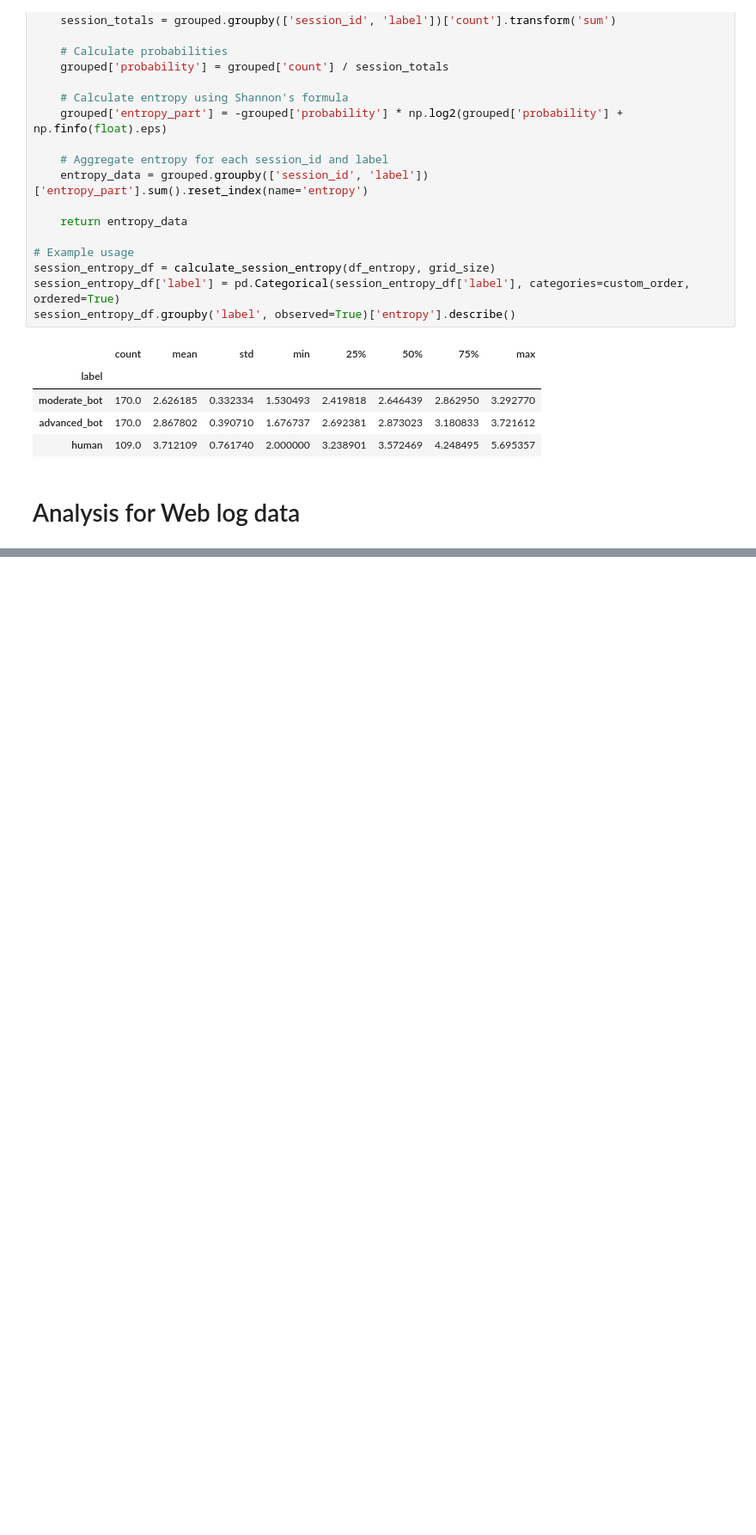
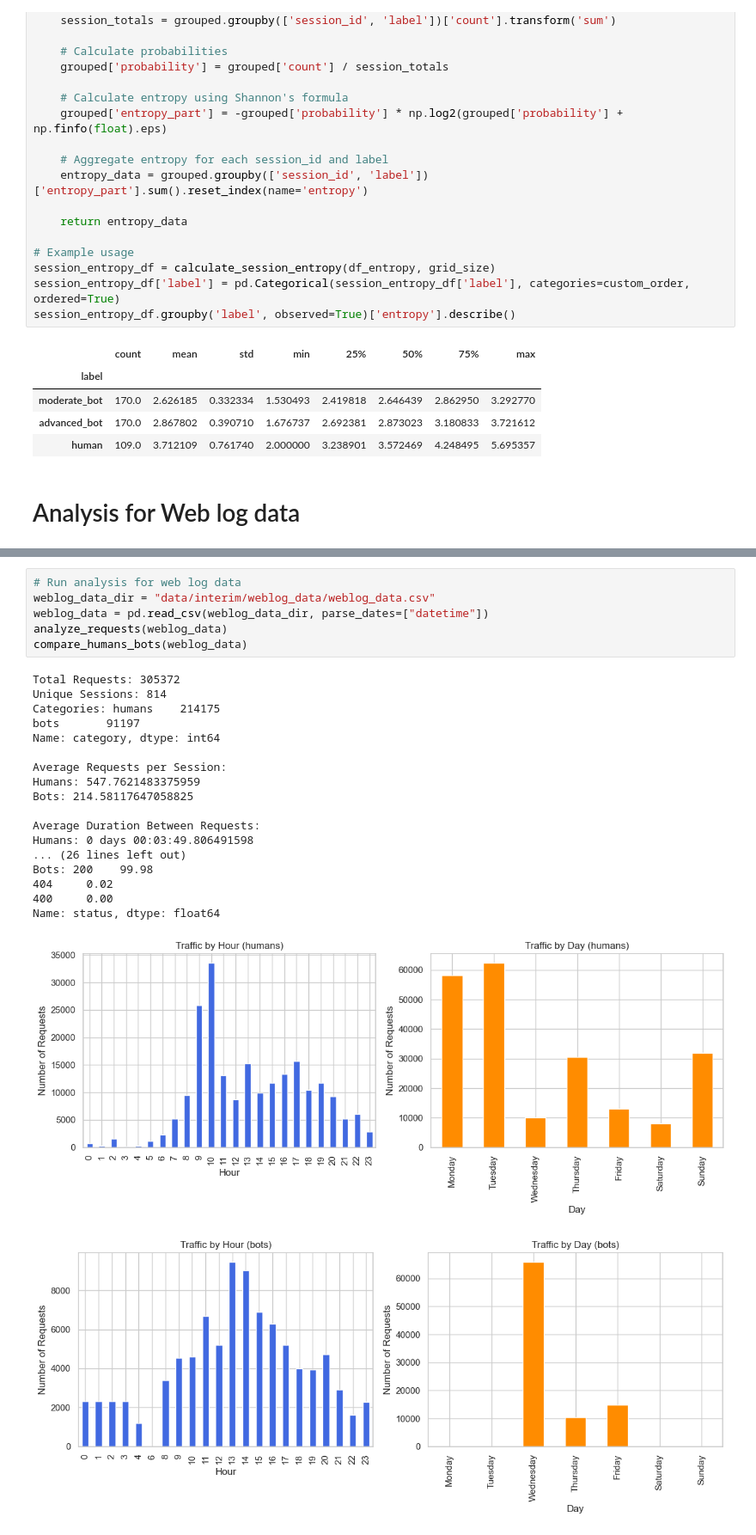
Before and after one commit to cherrydrunk/DSA4263-automated-fraud, a Jupyter notebook: EDA.ipynb, the cells around one changed output, grey strips where cells are left out. Shown at 86% size. Drawn from its saved outputs; the diff is of its cells as text; blank space fills up the shorter version.

Commit message:
update weblog eda

```diff
--- a/EDA.ipynb
+++ b/EDA.ipynb
@@ -477,0 +570,26 @@ session_entropy_df.groupby('label', observed=True)['entropy'].describe()
+# %%
+# Run analysis for web log data
+weblog_data_dir = "data/interim/weblog_data/weblog_data.csv"
+weblog_data = pd.read_csv(weblog_data_dir, parse_dates=["datetime"])
+analyze_requests(weblog_data)
+compare_humans_bots(weblog_data)
+# %% [output]
+Total Requests: 305372
+Unique Sessions: 814
+Categories: humans    214175
+bots       91197
+Name: category, dtype: int64
+
+Average Requests per Session:
+Humans: 547.7621483375959
+Bots: 214.58117647058825
+
+Average Duration Between Requests:
+Humans: 0 days 00:03:49.806491598
+... (26 lines left out)
+Bots: 200    99.98
+404     0.02
+400     0.00
+Name: status, dtype: float64
+[figure, added]
+[figure, added]
```
Also changed, not shown: parts of 3 cells of this notebook.
